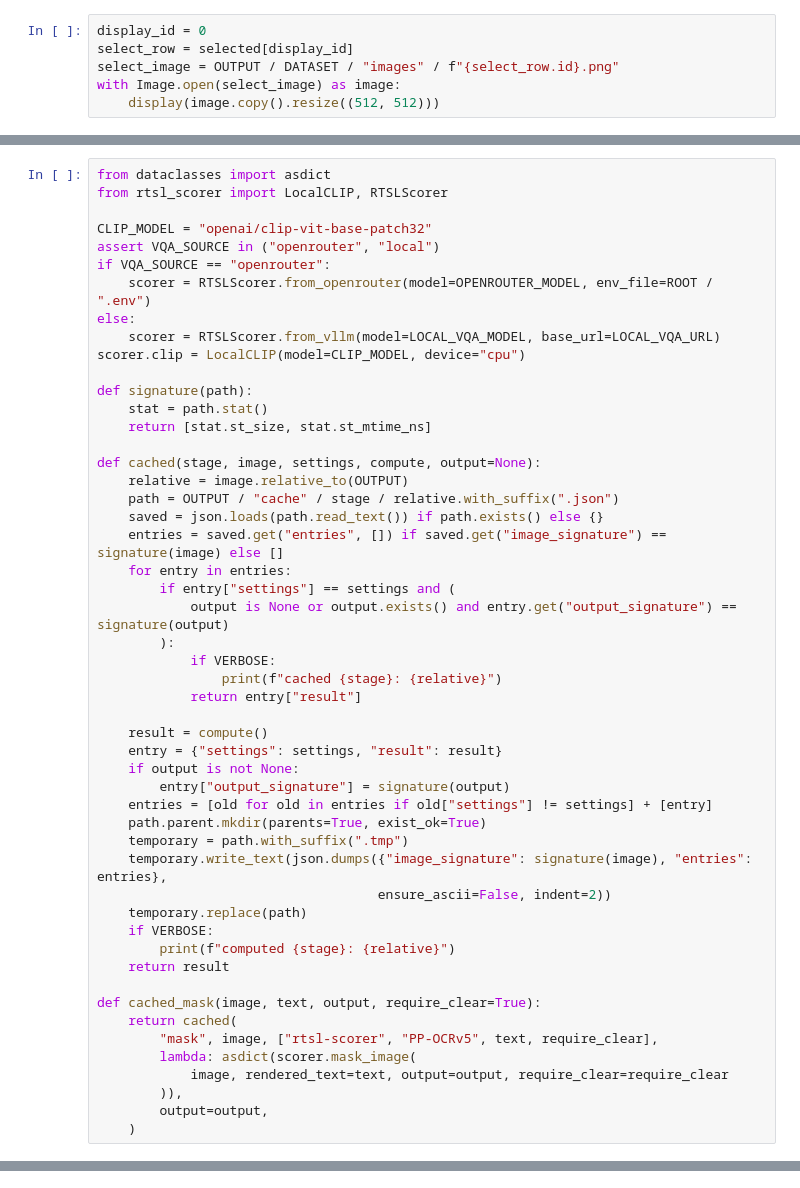
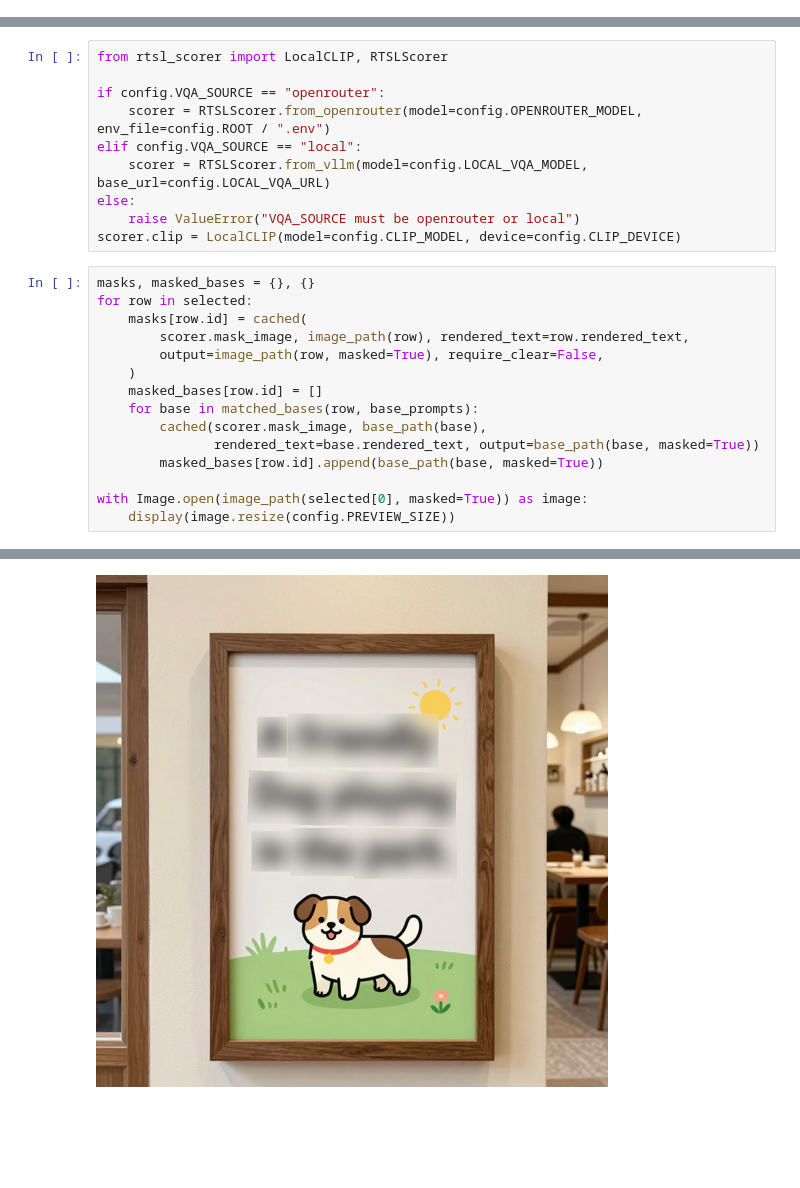
Before and after one commit to llffff/rendertext_semleak, a Jupyter notebook: quickstart.ipynb, the cells around one changed output, grey strips where cells are left out. Saved outputs shown, nothing was run; the diff lists cells and outputs as text; blank space fills up the shorter version.

```diff
--- a/quickstart.ipynb
+++ b/quickstart.ipynb
@@ -132,6 +69,0 @@ for row in selected:
-# %%
-display_id = 0
-select_row = selected[display_id]
-select_image = OUTPUT / DATASET / "images" / f"{select_row.id}.png"
-with Image.open(select_image) as image:
-    display(image.copy().resize((512, 512)))
@@ -142,51 +74,26 @@ with Image.open(select_image) as image:
+# %%
+from rtsl_scorer import LocalCLIP, RTSLScorer
+
+if config.VQA_SOURCE == "openrouter":
+    scorer = RTSLScorer.from_openrouter(model=config.OPENROUTER_MODEL, env_file=config.ROOT / ".env")
+elif config.VQA_SOURCE == "local":
+    scorer = RTSLScorer.from_vllm(model=config.LOCAL_VQA_MODEL, base_url=config.LOCAL_VQA_URL)
+else:
+    raise ValueError("VQA_SOURCE must be openrouter or local")
+scorer.clip = LocalCLIP(model=config.CLIP_MODEL, device=config.CLIP_DEVICE)
 # %%
-from dataclasses import asdict
-from rtsl_scorer import LocalCLIP, RTSLScorer
+masks, masked_bases = {}, {}
+for row in selected:
+    masks[row.id] = cached(
+        scorer.mask_image, image_path(row), rendered_text=row.rendered_text,
+        output=image_path(row, masked=True), require_clear=False,
+    )
+    masked_bases[row.id] = []
+    for base in matched_bases(row, base_prompts):
+        cached(scorer.mask_image, base_path(base),
+               rendered_text=base.rendered_text, output=base_path(base, masked=True))
+        masked_bases[row.id].append(base_path(base, masked=True))
 
-CLIP_MODEL = "openai/clip-vit-base-patch32"
-assert VQA_SOURCE in ("openrouter", "local")
-if VQA_SOURCE == "openrouter":
-    scorer = RTSLScorer.from_openrouter(model=OPENROUTER_MODEL, env_file=ROOT / ".env")
-else:
-    scorer = RTSLScorer.from_vllm(model=LOCAL_VQA_MODEL, base_url=LOCAL_VQA_URL)
-scorer.clip = LocalCLIP(model=CLIP_MODEL, device="cpu")
-
-def signature(path):
-    stat = path.stat()
-    return [stat.st_size, stat.st_mtime_ns]
-
-def cached(stage, image, settings, compute, output=None):
-    relative = image.relative_to(OUTPUT)
-    path = OUTPUT / "cache" / stage / relative.with_suffix(".json")
-    saved = json.loads(path.read_text()) if path.exists() else {}
-    entries = saved.get("entries", []) if saved.get("image_signature") == signature(image) else []
-    for entry in entries:
-        if entry["settings"] == settings and (
-            output is None or output.exists() and entry.get("output_signature") == signature(output)
-        ):
-            if VERBOSE:
-                print(f"cached {stage}: {relative}")
-            return entry["result"]
-
-    result = compute()
-    entry = {"settings": settings, "result": result}
-    if output is not None:
-        entry["output_signature"] = signature(output)
-    entries = [old for old in entries if old["settings"] != settings] + [entry]
-    path.parent.mkdir(parents=True, exist_ok=True)
-    temporary = path.with_suffix(".tmp")
-    temporary.write_text(json.dumps({"image_signature": signature(image), "entries": entries},
-                                    ensure_ascii=False, indent=2))
-    temporary.replace(path)
-    if VERBOSE:
-        print(f"computed {stage}: {relative}")
-    return result
-
-def cached_mask(image, text, output, require_clear=True):
-    return cached(
-        "mask", image, ["rtsl-scorer", "PP-OCRv5", text, require_clear],
-        lambda: asdict(scorer.mask_image(
-            image, rendered_text=text, output=output, require_clear=require_clear
-        )),
-        output=output,
-    )
+with Image.open(image_path(selected[0], masked=True)) as image:
+    display(image.resize(config.PREVIEW_SIZE))
+# %% [output]
@@ -192,0 +113 @@ def cached_mask(image, text, output, require_clear=True):
+[figure, added]
```
Also changed, not shown: parts of 18 cells of this notebook, 22 other files.
